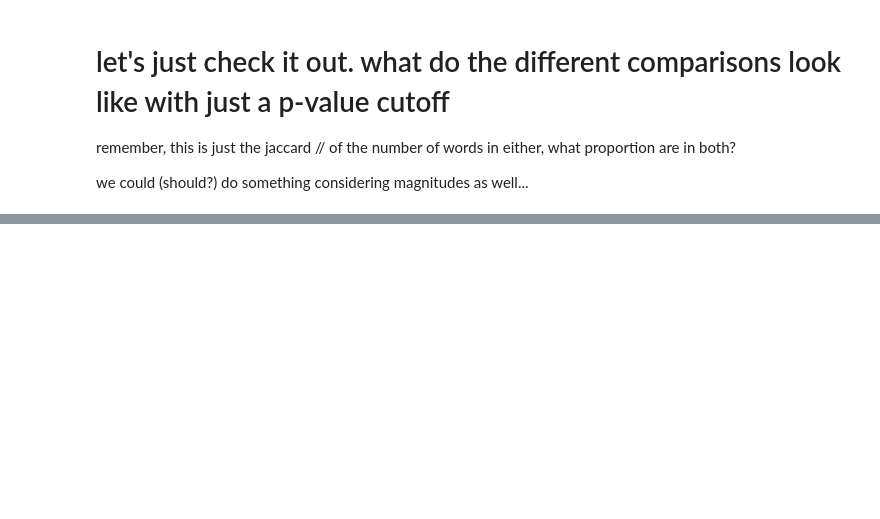
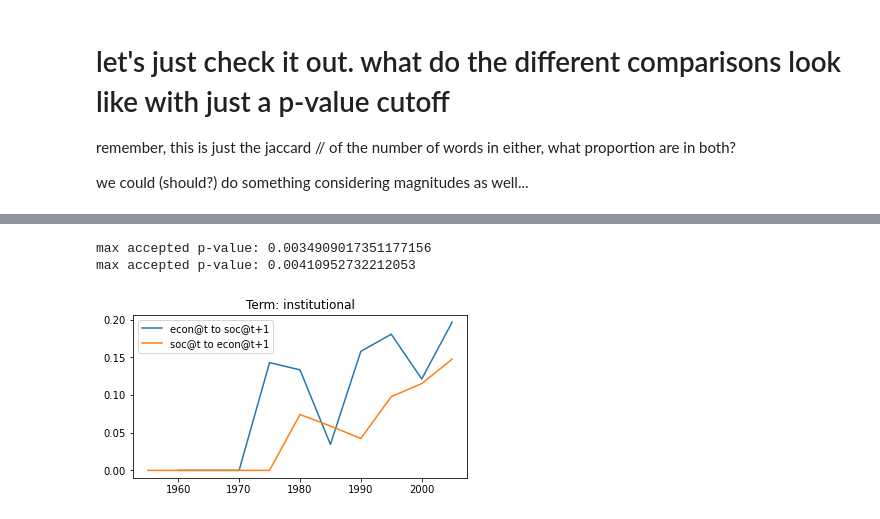
Before and after one commit to amcgail/kk-jstor-sociology, a Jupyter notebook: programming/cooccurence/4 chi2 difference in egonets.ipynb, the cells around one changed output, grey strips where cells are left out. Cells and saved outputs as stored; diff of their text form; code cells hidden in the pictures; blank space fills up the shorter version.

```diff
--- a/programming/cooccurence/4 chi2 difference in egonets.ipynb
+++ b/programming/cooccurence/4 chi2 difference in egonets.ipynb
@@ -146,3 +145,41 @@ max accepted p-value: 0.0007809673130906485
 max accepted p-value: 0.0008307594696538091
 [figure]
 ... (39 outputs left out)
+# %%
+def crCOC(term,lag=1, autosim=False):
+    tn1 = get_tnets(cc_soc, term, pcut=0.05, YMIN=YMIN, YMAX=YMAX, YSTEP=YSTEP, YWINDOW=YWINDOW)
+    tn2 = get_tnets(cc_econ, term, pcut=0.05, YMIN=YMIN, YMAX=YMAX, YSTEP=YSTEP, YWINDOW=YWINDOW)
+
+    plt.figure(figsize=(6,3))
+
+    if autosim is not False:
+        plt.plot(
+            list(YS)[lag:],
+            np.sum( (tn1[lag:,]>0) * (tn1[:-lag,]>0), axis=1 ) / np.sum( (tn1[lag:,]>0) | (tn1[:-lag,]>0), axis=1 ),
+            label='soc@t to soc@t+1'
+        );
+        plt.plot(
+            list(YS)[lag:],
+            np.sum( (tn2[lag:,]>0) * (tn2[:-lag,]>0), axis=1 ) / np.sum( (tn2[lag:,]>0) | (tn2[:-lag,]>0), axis=1 ),
+            label='econ@t to econ@t+1'
+        );
+
+    plt.plot(
+        list(YS)[lag:],
+        np.sum( (tn1[lag:,]>0) * (tn2[:-lag,]>0), axis=1 ) / np.sum( (tn1[lag:,]>0) | (tn2[:-lag,]>0), axis=1 ),
+        label='econ@t to soc@t+1'
+    );
+    plt.plot(
+        list(YS)[lag:],
+        np.sum( (tn2[lag:,]>0) * (tn1[:-lag,]>0), axis=1 ) / np.sum( (tn2[lag:,]>0) | (tn1[:-lag,]>0), axis=1 ),
+        label='soc@t to econ@t+1'
+    );
+    plt.legend()
+    plt.title("Term: "+term)
+    plt.show()
+# %%
+crCOC("institutional")
+# %% [output]
+max accepted p-value: 0.0034909017351177156
+max accepted p-value: 0.00410952732212053
+[figure, added]
```
Also changed, not shown: parts of 3 cells of this notebook, 5 other files.
